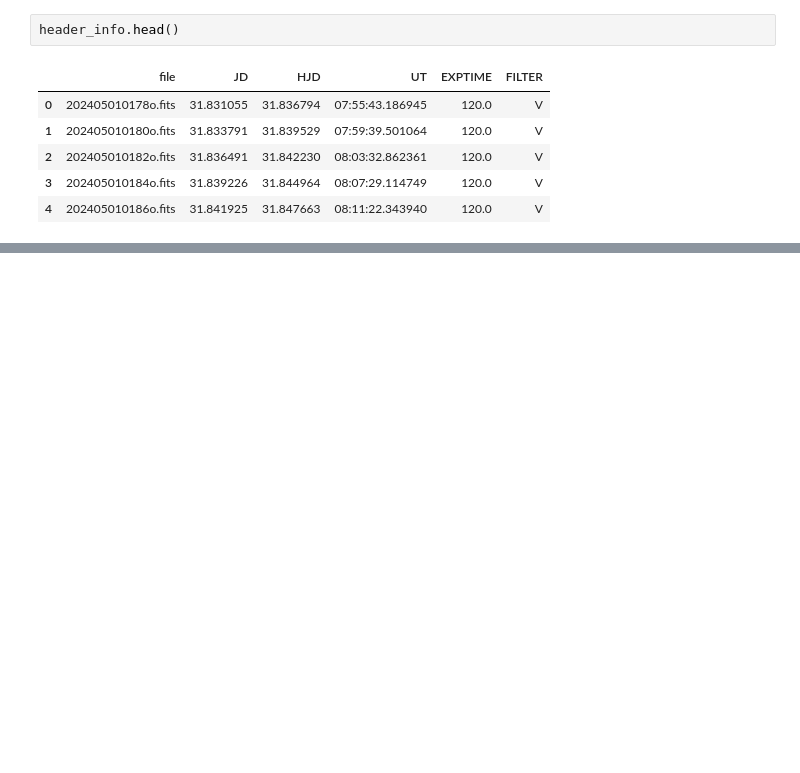
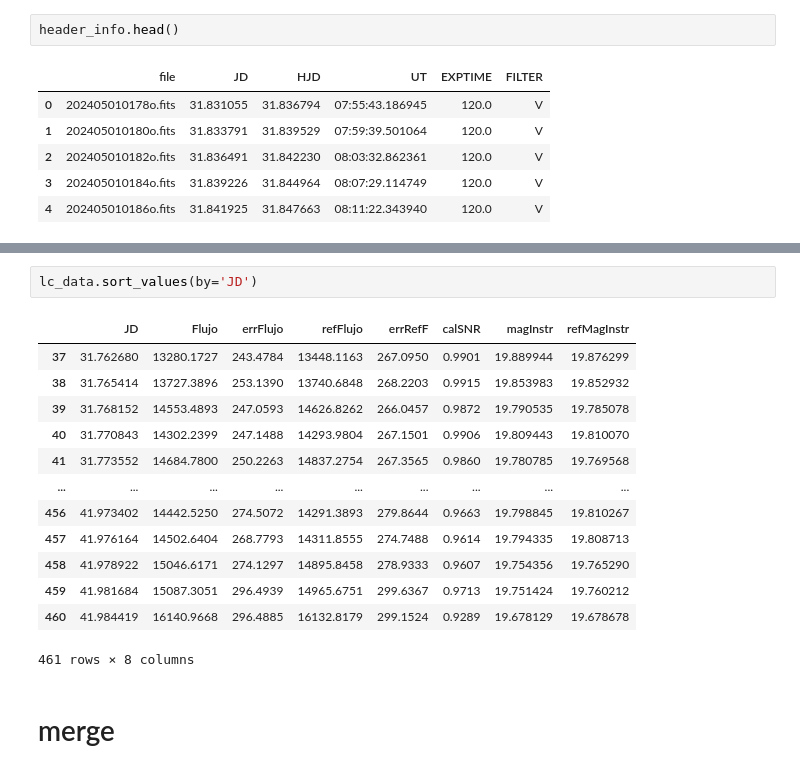
Before and after one commit to MaximilianoVM/isis_tools, a Jupyter notebook: jd_to_hjd.ipynb, the cells around one changed output, grey strips where cells are left out. Drawn from its saved outputs; the diff is of its cells as text; blank space fills up the shorter version.

```diff
--- a/jd_to_hjd.ipynb
+++ b/jd_to_hjd.ipynb
@@ -129,0 +114,18 @@ lc_data.to_csv(otuput_name, sep='\t', index=False, header=False)
+# %%
+lc_data.sort_values(by='JD')
+# %% [output]
+|  | JD | Flujo | errFlujo | refFlujo | errRefF | calSNR | magInstr | refMagInstr |
+| 37 | 31.762680 | 13280.1727 | 243.4784 | 13448.1163 | 267.0950 | 0.9901 | 19.889944 | 19.876299 |
+| 38 | 31.765414 | 13727.3896 | 253.1390 | 13740.6848 | 268.2203 | 0.9915 | 19.853983 | 19.852932 |
+| 39 | 31.768152 | 14553.4893 | 247.0593 | 14626.8262 | 266.0457 | 0.9872 | 19.790535 | 19.785078 |
+| 40 | 31.770843 | 14302.2399 | 247.1488 | 14293.9804 | 267.1501 | 0.9906 | 19.809443 | 19.810070 |
+| 41 | 31.773552 | 14684.7800 | 250.2263 | 14837.2754 | 267.3565 | 0.9860 | 19.780785 | 19.769568 |
+| ... | ... | ... | ... | ... | ... | ... | ... | ... |
+| 456 | 41.973402 | 14442.5250 | 274.5072 | 14291.3893 | 279.8644 | 0.9663 | 19.798845 | 19.810267 |
+| 457 | 41.976164 | 14502.6404 | 268.7793 | 14311.8555 | 274.7488 | 0.9614 | 19.794335 | 19.808713 |
+| 458 | 41.978922 | 15046.6171 | 274.1297 | 14895.8458 | 278.9333 | 0.9607 | 19.754356 | 19.765290 |
+| 459 | 41.981684 | 15087.3051 | 296.4939 | 14965.6751 | 299.6367 | 0.9713 | 19.751424 | 19.760212 |
+| 460 | 41.984419 | 16140.9668 | 296.4885 | 16132.8179 | 299.1524 | 0.9289 | 19.678129 | 19.678678 |
+461 rows × 8 columns
+# %% [markdown]
+# merge
```
Also changed, not shown: parts of 18 cells of this notebook.
